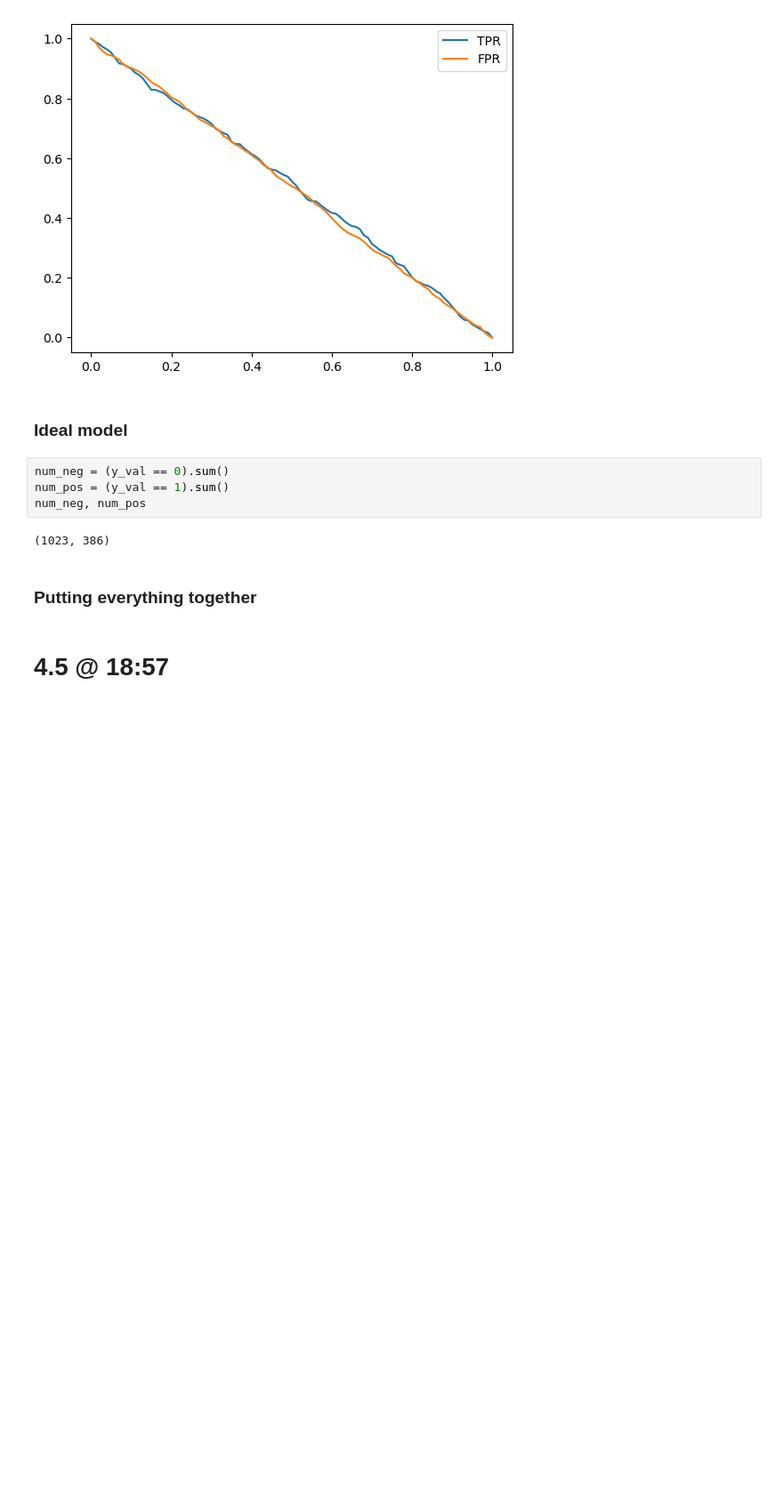
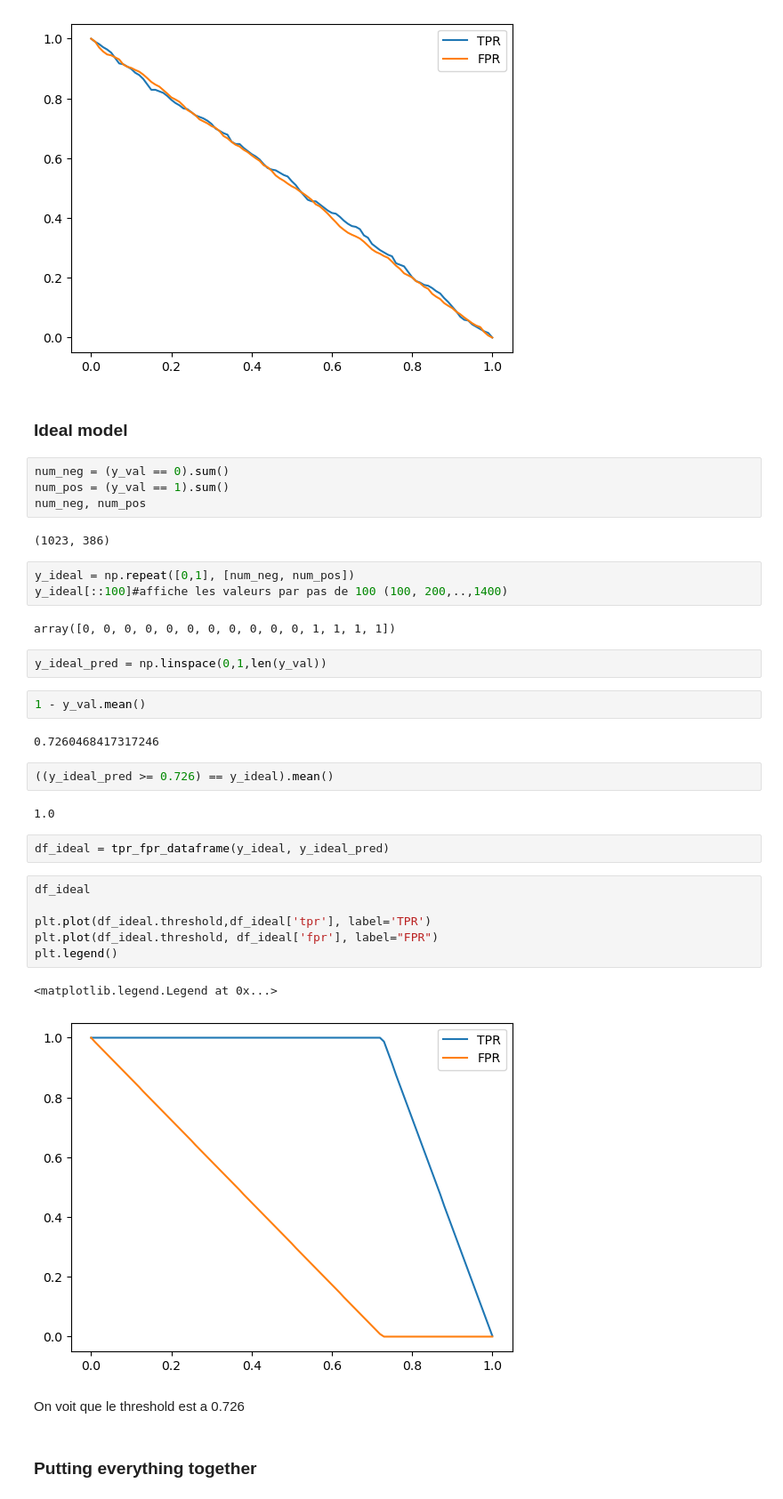
Before and after one commit to ValentinLibouton/machine-learning-zoomcamp-by-valentin, a Jupyter notebook: 04_Machine_Learning_Evaluation_Metrics/04_Machine_Learning_Evaluation_Metrics_version_Valentin.ipynb, the cells around one changed output. Shown at 89% size. Cells and saved outputs as stored; diff of their text form; blank space fills up the shorter version.

```diff
--- a/04_Machine_Learning_Evaluation_Metrics/04_Machine_Learning_Evaluation_Metrics_version_Valentin.ipynb
+++ b/04_Machine_Learning_Evaluation_Metrics/04_Machine_Learning_Evaluation_Metrics_version_Valentin.ipynb
@@ -384,7 +363,33 @@ num_pos = (y_val == 1).sum()
 num_neg, num_pos
 # %% [output]
 (1023, 386)
+# %%
+y_ideal = np.repeat([0,1], [num_neg, num_pos])
+y_ideal[::100]#affiche les valeurs par pas de 100 (100, 200,..,1400)
+# %% [output]
+array([0, 0, 0, 0, 0, 0, 0, 0, 0, 0, 0, 1, 1, 1, 1])
+# %%
+y_ideal_pred = np.linspace(0,1,len(y_val))
+# %%
+1 - y_val.mean()
+# %% [output]
+0.7260468417317246
+# %%
+((y_ideal_pred >= 0.726) == y_ideal).mean()
+# %% [output]
+1.0
+# %%
+df_ideal = tpr_fpr_dataframe(y_ideal, y_ideal_pred)
+# %%
+df_ideal
+
+plt.plot(df_ideal.threshold,df_ideal['tpr'], label='TPR')
+plt.plot(df_ideal.threshold, df_ideal['fpr'], label="FPR")
+plt.legend()
+# %% [output]
+<matplotlib.legend.Legend at 0x...>
+[figure, added]
+# %% [markdown]
+On voit que le threshold est a 0.726
 # %% [markdown]
 ### Putting everything together
-# %% [markdown]
-# 4.5 @ 18:57
```
Also changed, not shown: parts of 20 cells of this notebook.
